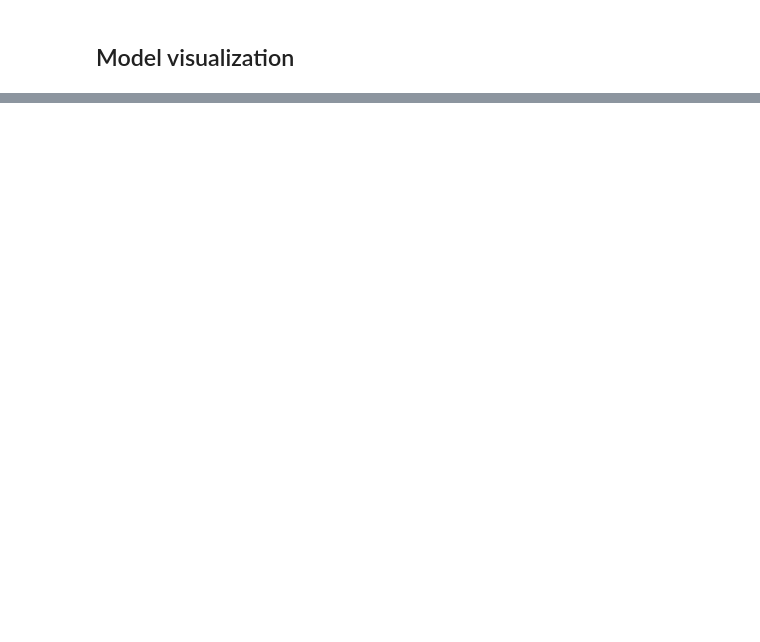
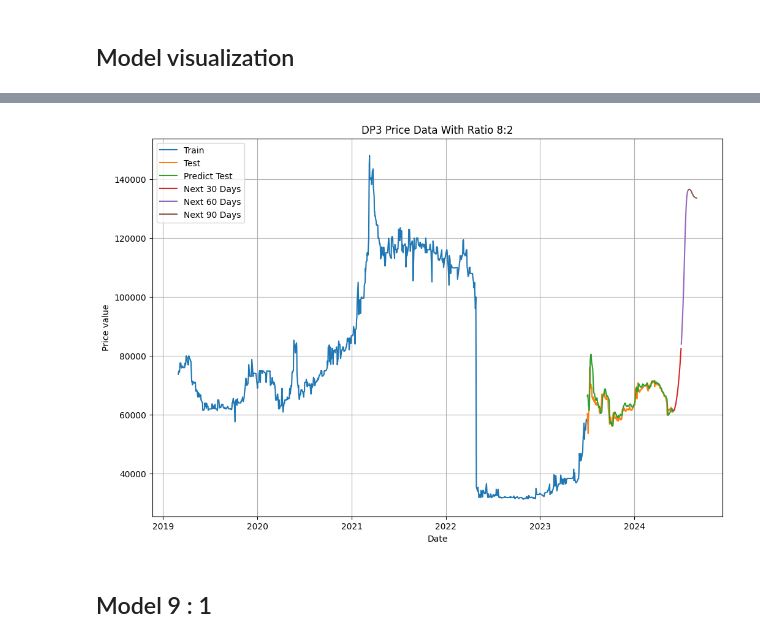
Before and after one commit to minzi03/Data-Analysis-in-Business, a Jupyter notebook: Model/RNN/RNN_DP3.ipynb, the cells around one changed output, grey strips where cells are left out. Drawn from its saved outputs; the diff is of its cells as text; code cells hidden in the pictures; blank space fills up the shorter version.

```diff
--- a/Model/RNN/RNN_DP3.ipynb
+++ b/Model/RNN/RNN_DP3.ipynb
@@ -128,5 +124,5 @@ model.compile(optimizer='adam', loss='mean_squared_error')
 ## Training Model
 # %%
 # Train the model
-history = model.fit(X_train, y_train, validation_data=(X_val, y_val), epochs=50, batch_size=32, verbose=2)
+history = model.fit(X_train, y_train, epochs=100, batch_size=64, verbose=1)
 # %% [output]
@@ -256,0 +397,15 @@ plt.show()
+# %%
+# Predict next 30, 60, and 90 days
+last_sequence_days = data_scaled[-sequence_length:].reshape(1, sequence_length, 1)
+y_next_30_days = []
+y_next_60_days = []
+y_next_90_days = []
+
+for i in range(90):
+    next_day_pred = model.predict(last_sequence_days)
+    if i < 30:
+        y_next_30_days.append(next_day_pred[0][0])
+    if i < 60:
+        y_next_60_days.append(next_day_pred[0][0])
+    y_next_90_days.append(next_day_pred[0][0])
+    last_sequence_days = np.concatenate([last_sequence_days[:, 1:, :], next_day_pred.reshape(1, 1, 1)], axis=1)
@@ -256,0 +430,5 @@ plt.show()
+# %%
+# Inverse transform the predictions
+y_next_30_days = scaler.inverse_transform(np.array(y_next_30_days).reshape(-1, 1)).flatten()
+y_next_60_days = scaler.inverse_transform(np.array(y_next_60_days).reshape(-1, 1)).flatten()
+y_next_90_days = scaler.inverse_transform(np.array(y_next_90_days).reshape(-1, 1)).flatten()
@@ -256,0 +461,27 @@ plt.show()
+# %%
+# Create DataFrames for plotting
+train_data_df = pd.DataFrame(train_data, index=df.index[:train_size], columns=['Price'])
+test_data_df = pd.DataFrame(test_data, index=df.index[train_size:], columns=['Price'])
+y_pred_df = pd.DataFrame(y_pred, index=df.index[train_size:], columns=['Predict Test'])
+next_30_days_df = pd.DataFrame(y_next_30_days, index=pd.date_range(start=df.index[-1] + pd.DateOffset(days=1), periods=30), columns=['Next 30 Days'])
+next_60_days_df = pd.DataFrame(y_next_60_days[30:], index=pd.date_range(start=df.index[-1] + pd.DateOffset(days=31), periods=30), columns=['Next 60 Days'])
+next_90_days_df = pd.DataFrame(y_next_90_days[60:], index=pd.date_range(start=df.index[-1] + pd.DateOffset(days=61), periods=30), columns=['Next 90 Days'])
+# Plot the results
+plt.figure(figsize=(12, 8))
+plt.plot(train_data_df.index, train_data_df['Price'], label='Train')
+plt.plot(test_data_df.index, test_data_df['Price'], label='Test')
+plt.plot(y_pred_df.index, y_pred_df['Predict Test'], label='Predict Test')
+plt.plot(next_30_days_df.index, next_30_days_df['Next 30 Days'], label='Next 30 Days')
+plt.plot(next_60_days_df.index, next_60_days_df['Next 60 Days'], label='Next 60 Days')
+plt.plot(next_90_days_df.index, next_90_days_df['Next 90 Days'], label='Next 90 Days')
+plt.legend()
+plt.grid()
+plt.title("DP3 Price Data With Ratio 8:2")
+plt.xlabel("Date")
+plt.ylabel("Price value")
+plt.savefig('RNN_82_DP3.png')
+plt.show()
+# %% [output]
+[figure, added]
+# %% [markdown]
+## Model 9 : 1
```
Also changed, not shown: parts of 57 cells of this notebook, 22 other files.
